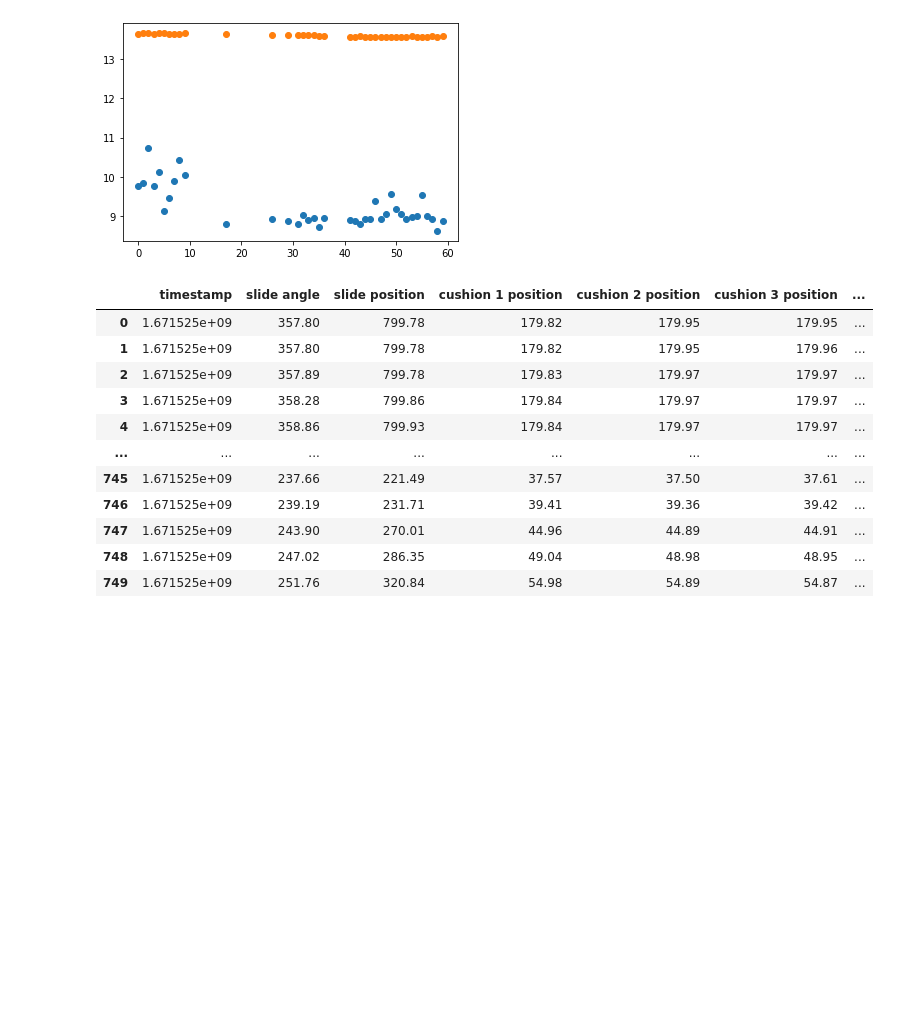
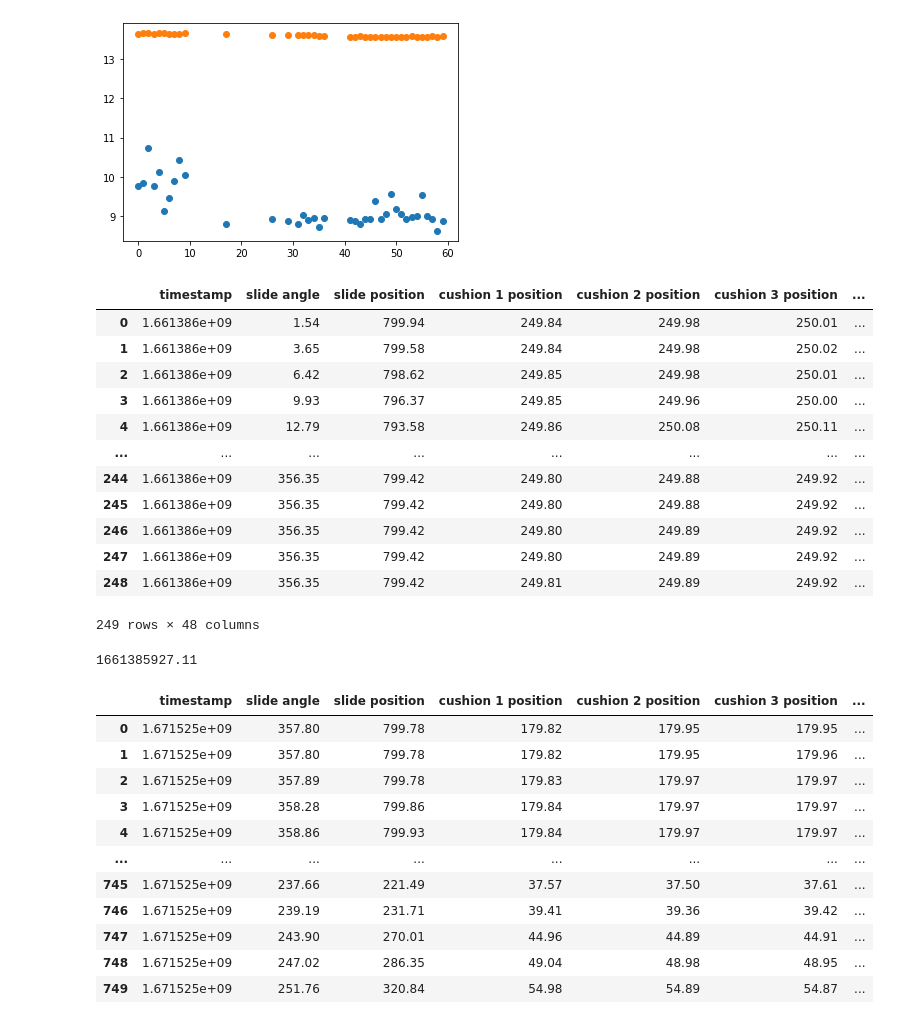
Before and after one commit to by-hwa/Monthly_Report, a Jupyter notebook: monthly_report_dash/monthly_data2.ipynb, the cells around one changed output. Cells and saved outputs as stored; diff of their text form; code cells hidden in the pictures; blank space fills up the shorter version.

```diff
--- a/monthly_report_dash/monthly_data2.ipynb
+++ b/monthly_report_dash/monthly_data2.ipynb
@@ -135,9 +145,32 @@ plt.scatter(min_index.index, min_index.contiIndex)
 # %% [output]
 <matplotlib.collections.PathCollection at 0x...>
 [figure]
+# %%
+time_from, time_to = min_index.iloc[0,17:19]
+raw_data = rawdata(time_from, time_to)
+# %%
+raw_data
+# %% [output]
+|  | timestamp | slide angle | slide position | cushion 1 position | cushion 2 position | cushion 3 position | ... |
+| 0 | 1.661386e+09 | 1.54 | 799.94 | 249.84 | 249.98 | 250.01 | ... |
+| 1 | 1.661386e+09 | 3.65 | 799.58 | 249.84 | 249.98 | 250.02 | ... |
+| 2 | 1.661386e+09 | 6.42 | 798.62 | 249.85 | 249.98 | 250.01 | ... |
+| 3 | 1.661386e+09 | 9.93 | 796.37 | 249.85 | 249.96 | 250.00 | ... |
+| 4 | 1.661386e+09 | 12.79 | 793.58 | 249.86 | 250.08 | 250.11 | ... |
+| ... | ... | ... | ... | ... | ... | ... | ... |
+| 244 | 1.661386e+09 | 356.35 | 799.42 | 249.80 | 249.88 | 249.92 | ... |
+| 245 | 1.661386e+09 | 356.35 | 799.42 | 249.80 | 249.88 | 249.92 | ... |
+| 246 | 1.661386e+09 | 356.35 | 799.42 | 249.80 | 249.89 | 249.92 | ... |
+| 247 | 1.661386e+09 | 356.35 | 799.42 | 249.80 | 249.89 | 249.92 | ... |
+| 248 | 1.661386e+09 | 356.35 | 799.42 | 249.81 | 249.89 | 249.92 | ... |
+249 rows × 48 columns
 # %%
 time_from, time_to = min_index.iloc[0,1:3]
 raw_data = rawdata(time_from, time_to)
+# %%
+time_from
+# %% [output]
+1661385927.11
 # %%
 time_now = time.mktime(datetime.datetime.today().timetuple())
 rawdata(time_now-3600, time_now)
```
Also changed, not shown: parts of 1 cell of this notebook, 1 other file.
